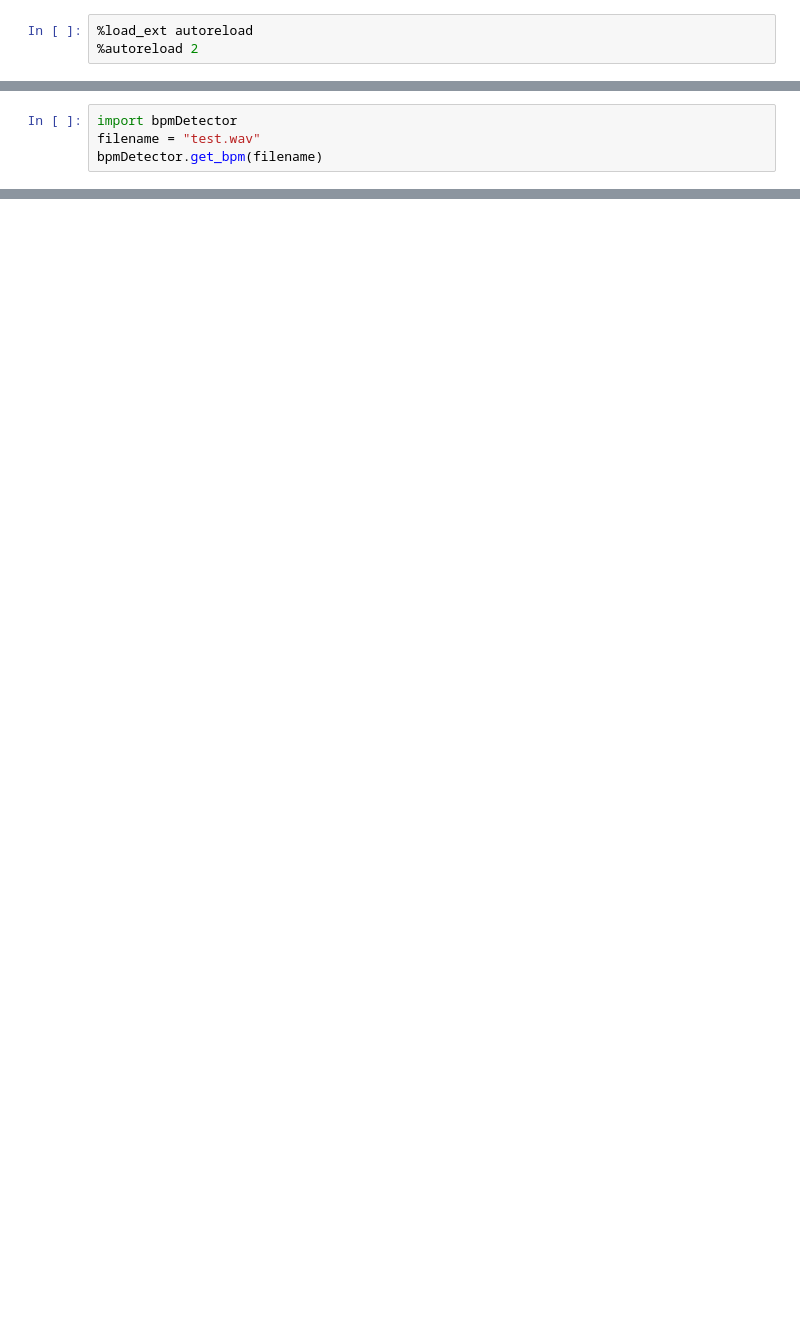
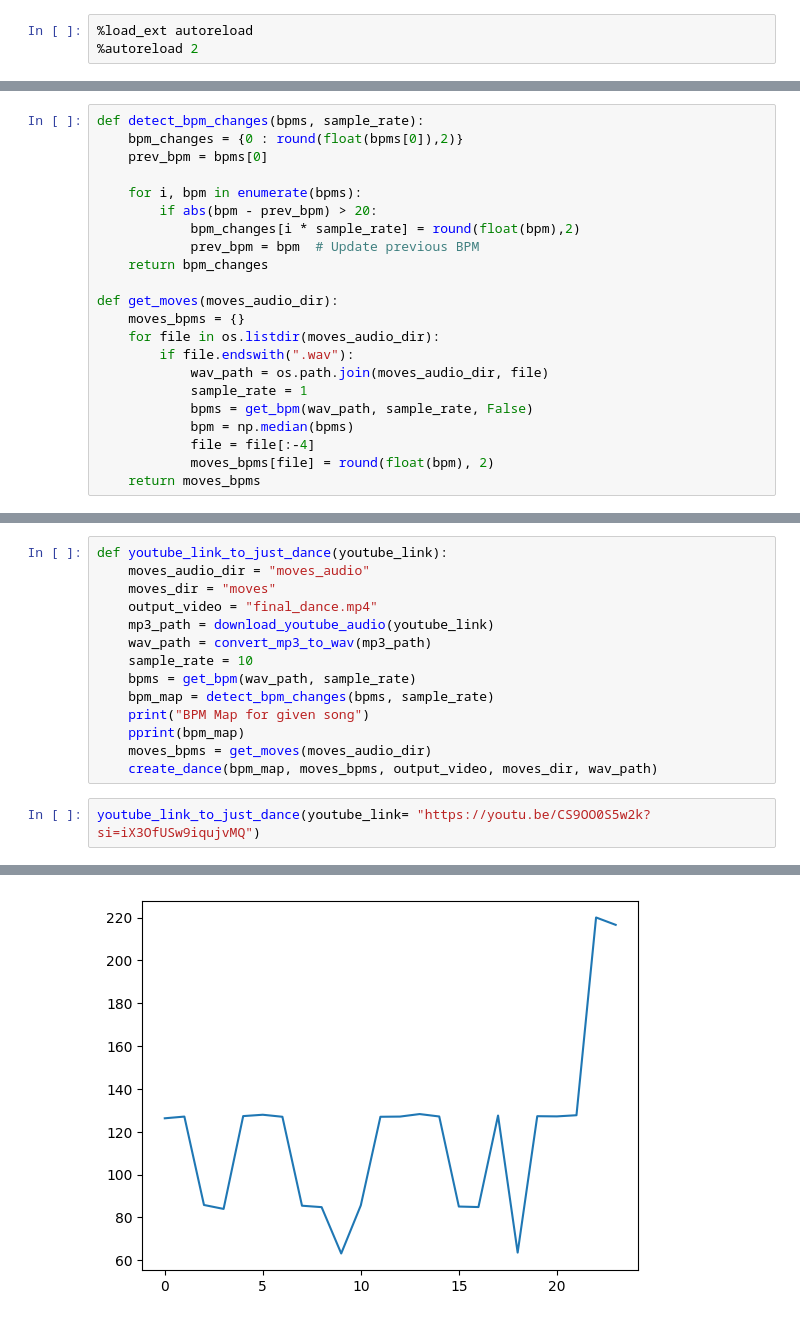
Before and after one commit to partharora1105/Text-to-dance, a Jupyter notebook: src/main.ipynb, the cells around one changed output, grey strips where cells are left out. Drawn from its saved outputs; the diff is of its cells as text; blank space fills up the shorter version.

```diff
--- a/src/main.ipynb
+++ b/src/main.ipynb
@@ -110,4 +3,0 @@ AttributeError: module 'numpy.random' has no attribute 'mtrand'
-# %%
-import bpmDetector
-filename = "test.wav"
-bpmDetector.get_bpm(filename)
@@ -115,0 +152,22 @@ AttributeError: module 'numpy.random' has no attribute 'mtrand'
+# %%
+def detect_bpm_changes(bpms, sample_rate):
+    bpm_changes = {0 : round(float(bpms[0]),2)}
+    prev_bpm = bpms[0]
+
+    for i, bpm in enumerate(bpms):
+        if abs(bpm - prev_bpm) > 20:
+            bpm_changes[i * sample_rate] = round(float(bpm),2)
+            prev_bpm = bpm  # Update previous BPM
+    return bpm_changes
+
+def get_moves(moves_audio_dir):
+    moves_bpms = {}
+    for file in os.listdir(moves_audio_dir):
+        if file.endswith(".wav"):
+            wav_path = os.path.join(moves_audio_dir, file)
+            sample_rate = 1
+            bpms = get_bpm(wav_path, sample_rate, False)
+            bpm = np.median(bpms)
+            file = file[:-4]
+            moves_bpms[file] = round(float(bpm), 2)
+    return moves_bpms
@@ -115,0 +216,17 @@ AttributeError: module 'numpy.random' has no attribute 'mtrand'
+# %%
+def youtube_link_to_just_dance(youtube_link):
+    moves_audio_dir = "moves_audio"
+    moves_dir = "moves"
+    output_video = "final_dance.mp4"
+    mp3_path = download_youtube_audio(youtube_link)
+    wav_path = convert_mp3_to_wav(mp3_path)
+    sample_rate = 10
+    bpms = get_bpm(wav_path, sample_rate)
+    bpm_map = detect_bpm_changes(bpms, sample_rate)
+    print("BPM Map for given song")
+    pprint(bpm_map)
+    moves_bpms = get_moves(moves_audio_dir)
+    create_dance(bpm_map, moves_bpms, output_video, moves_dir, wav_path)
+# %%
+youtube_link_to_just_dance(youtube_link= "https://youtu.be/CS9OO0S5w2k?si=iX3OfUSw9iqujvMQ")
+# %% [output]
@@ -115,0 +250 @@ AttributeError: module 'numpy.random' has no attribute 'mtrand'
+[figure, added]
```
Also changed, not shown: parts of 9 cells of this notebook, 3 other files.
